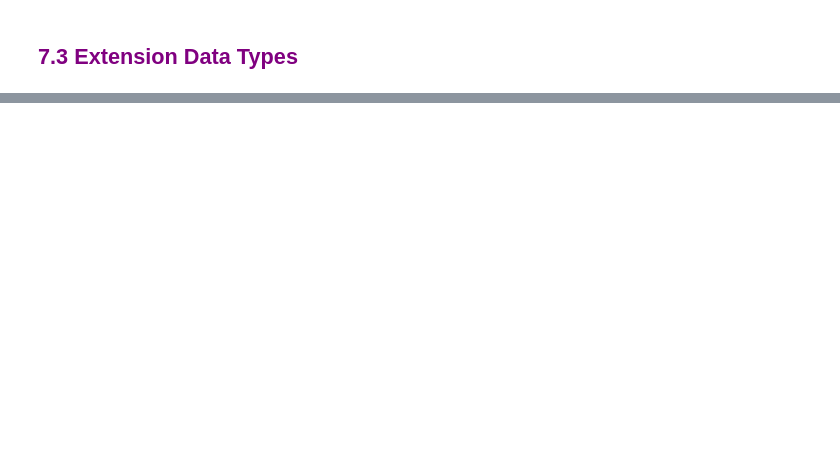
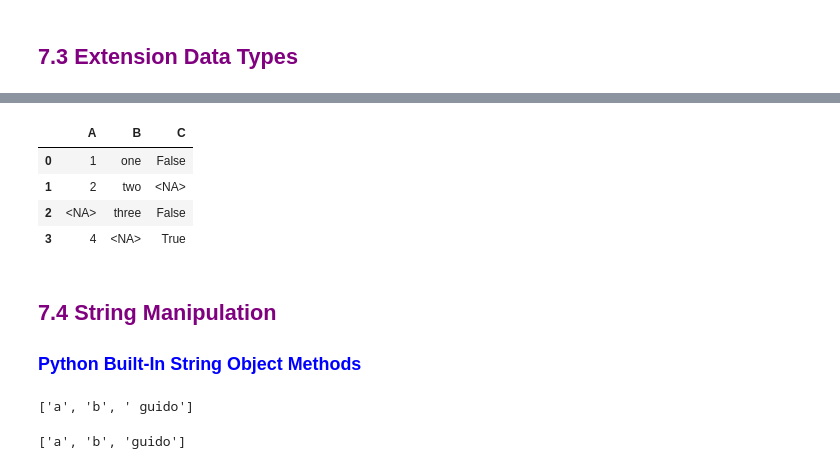
Before and after one commit to JMJarvis1/pydata-book, a Jupyter notebook: Chapter_Notes/Notes_Ch7_DataCleaningAndPreparation.ipynb, the cells around one changed output, grey strips where cells are left out. Saved outputs shown, nothing was run; the diff lists cells and outputs as text; code cells hidden in the pictures; blank space fills up the shorter version.

```diff
--- a/Chapter_Notes/Notes_Ch7_DataCleaningAndPreparation.ipynb
+++ b/Chapter_Notes/Notes_Ch7_DataCleaningAndPreparation.ipynb
@@ -837,0 +918,12 @@ pd.get_dummies(pd.cut(values, bins), dtype=int)
+# %%
+df
+# %% [output]
+|  | A | B | C |
+| 0 | 1 | one | False |
+| 1 | 2 | two | <NA> |
+| 2 | <NA> | three | False |
+| 3 | 4 | <NA> | True |
+# %% [markdown]
+<h2 style="color:purple">7.4 String Manipulation</h2>
+
+<h3 style="color:blue">Python Built-In String Object Methods</h3>
@@ -837,0 +932,4 @@ pd.get_dummies(pd.cut(values, bins), dtype=int)
+# %%
+val.split(",")
+# %% [output]
+['a', 'b', ' guido']
@@ -837,0 +938,4 @@ pd.get_dummies(pd.cut(values, bins), dtype=int)
+# %%
+pieces
+# %% [output]
+['a', 'b', 'guido']
```
Also changed, not shown: parts of 96 cells of this notebook, 3 other files.
